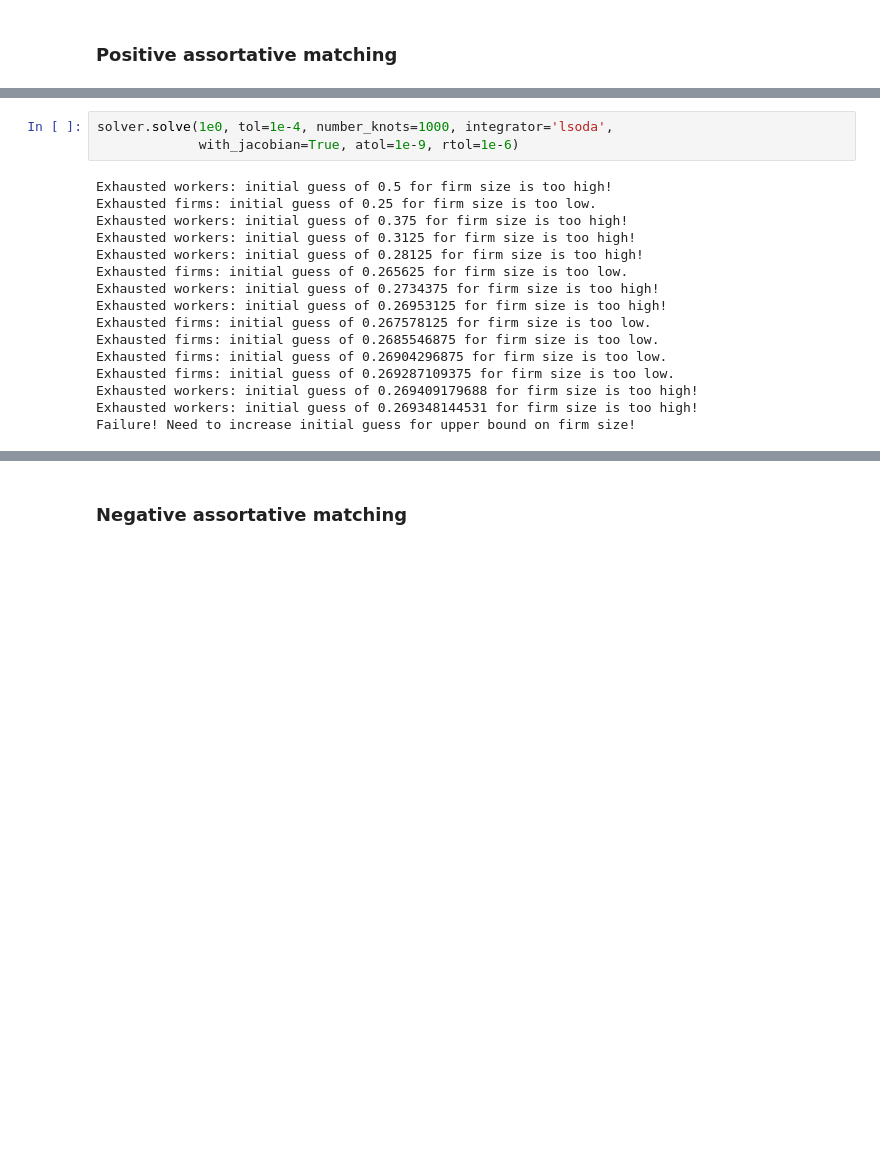
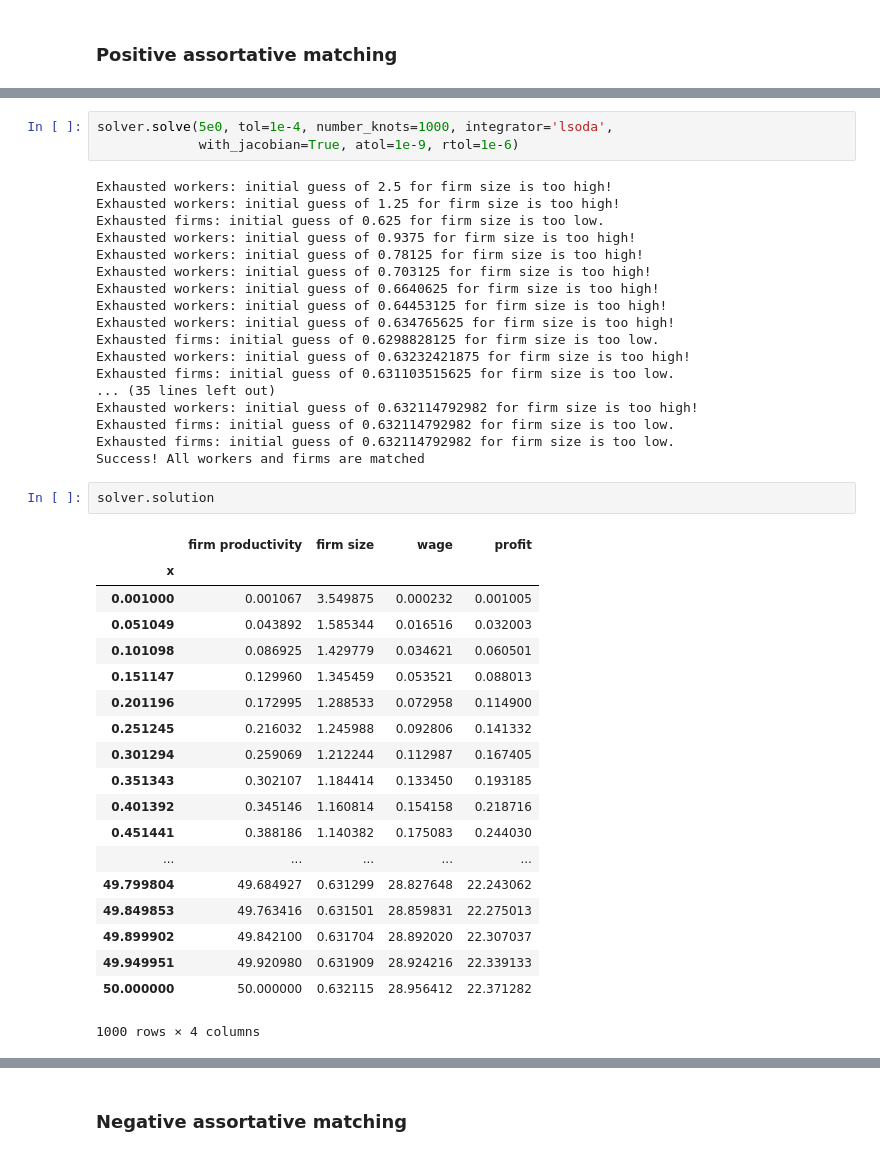
Before and after one commit to davidrpugh/assortative-matching-large-firms, a Jupyter notebook: examples.ipynb, the cells around one changed output, grey strips where cells are left out. Saved outputs shown, nothing was run; the diff lists cells and outputs as text; blank space fills up the shorter version.

```diff
--- a/examples.ipynb
+++ b/examples.ipynb
@@ -245,21 +245,45 @@ model = models.Model('positive',
 
 solver = solvers.ShootingSolver(model=model)
 # %%
-solver.solve(1e0, tol=1e-4, number_knots=1000, integrator='lsoda',
+solver.solve(5e0, tol=1e-4, number_knots=1000, integrator='lsoda',
              with_jacobian=True, atol=1e-9, rtol=1e-6)
 # %% [output]
-Exhausted workers: initial guess of 0.5 for firm size is too high!
-Exhausted firms: initial guess of 0.25 for firm size is too low.
-Exhausted workers: initial guess of 0.375 for firm size is too high!
-Exhausted workers: initial guess of 0.3125 for firm size is too high!
-Exhausted workers: initial guess of 0.28125 for firm size is too high!
-Exhausted firms: initial guess of 0.265625 for firm size is too low.
-Exhausted workers: initial guess of 0.2734375 for firm size is too high!
-Exhausted workers: initial guess of 0.26953125 for firm size is too high!
-Exhausted firms: initial guess of 0.267578125 for firm size is too low.
-Exhausted firms: initial guess of 0.2685546875 for firm size is too low.
-Exhausted firms: initial guess of 0.26904296875 for firm size is too low.
-Exhausted firms: initial guess of 0.269287109375 for firm size is too low.
-Exhausted workers: initial guess of 0.269409179688 for firm size is too high!
-Exhausted workers: initial guess of 0.269348144531 for firm size is too high!
-Failure! Need to increase initial guess for upper bound on firm size!
+Exhausted workers: initial guess of 2.5 for firm size is too high!
+Exhausted workers: initial guess of 1.25 for firm size is too high!
+Exhausted firms: initial guess of 0.625 for firm size is too low.
+Exhausted workers: initial guess of 0.9375 for firm size is too high!
+Exhausted workers: initial guess of 0.78125 for firm size is too high!
+Exhausted workers: initial guess of 0.703125 for firm size is too high!
+Exhausted workers: initial guess of 0.6640625 for firm size is too high!
+Exhausted workers: initial guess of 0.64453125 for firm size is too high!
+Exhausted workers: initial guess of 0.634765625 for firm size is too high!
+Exhausted firms: initial guess of 0.6298828125 for firm size is too low.
+Exhausted workers: initial guess of 0.63232421875 for firm size is too high!
+Exhausted firms: initial guess of 0.631103515625 for firm size is too low.
+... (35 lines left out)
+Exhausted workers: initial guess of 0.632114792982 for firm size is too high!
+Exhausted firms: initial guess of 0.632114792982 for firm size is too low.
+Exhausted firms: initial guess of 0.632114792982 for firm size is too low.
+Success! All workers and firms are matched
+# %%
+solver.solution
+# %% [output]
+|  | firm productivity | firm size | wage | profit |
+| x |  |  |  |  |
+| 0.001000 | 0.001067 | 3.549875 | 0.000232 | 0.001005 |
+| 0.051049 | 0.043892 | 1.585344 | 0.016516 | 0.032003 |
+| 0.101098 | 0.086925 | 1.429779 | 0.034621 | 0.060501 |
+| 0.151147 | 0.129960 | 1.345459 | 0.053521 | 0.088013 |
+| 0.201196 | 0.172995 | 1.288533 | 0.072958 | 0.114900 |
+| 0.251245 | 0.216032 | 1.245988 | 0.092806 | 0.141332 |
+| 0.301294 | 0.259069 | 1.212244 | 0.112987 | 0.167405 |
+| 0.351343 | 0.302107 | 1.184414 | 0.133450 | 0.193185 |
+| 0.401392 | 0.345146 | 1.160814 | 0.154158 | 0.218716 |
+| 0.451441 | 0.388186 | 1.140382 | 0.175083 | 0.244030 |
+| ... | ... | ... | ... | ... |
+| 49.799804 | 49.684927 | 0.631299 | 28.827648 | 22.243062 |
+| 49.849853 | 49.763416 | 0.631501 | 28.859831 | 22.275013 |
+| 49.899902 | 49.842100 | 0.631704 | 28.892020 | 22.307037 |
+| 49.949951 | 49.920980 | 0.631909 | 28.924216 | 22.339133 |
+| 50.000000 | 50.000000 | 0.632115 | 28.956412 | 22.371282 |
+1000 rows × 4 columns
```
Also changed, not shown: parts of 3 cells of this notebook, 1 other file.
